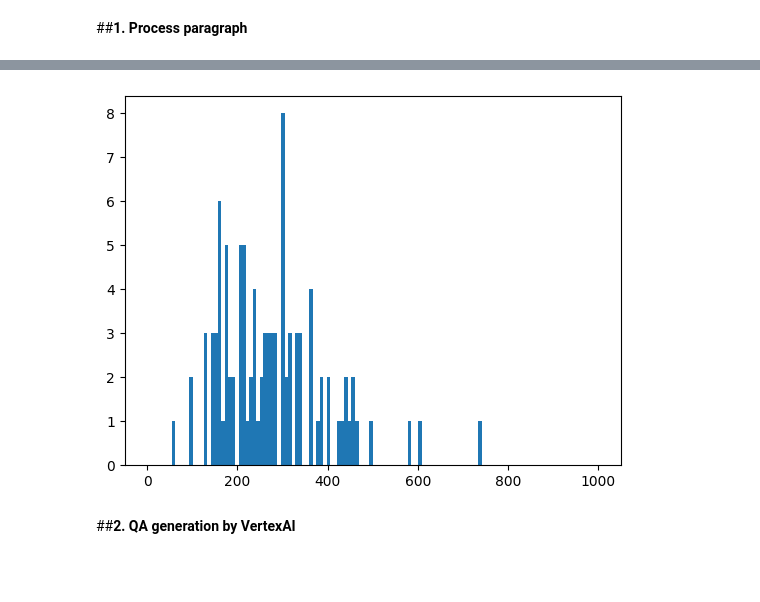
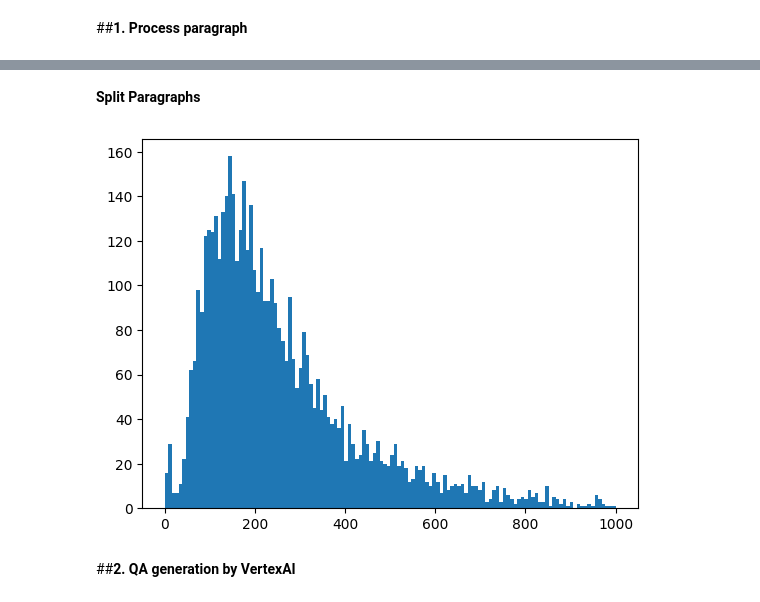
Before and after one commit to trungdung211/KalapaMedicalQA, a Jupyter notebook: Datasets/[colab]-Kalapa-Corpus-QA-Dataset.ipynb, the cells around one changed output, grey strips where cells are left out. Saved outputs shown, nothing was run; the diff lists cells and outputs as text; code cells hidden in the pictures; blank space fills up the shorter version.

```diff
--- a/Datasets/[colab]-Kalapa-Corpus-QA-Dataset.ipynb
+++ b/Datasets/[colab]-Kalapa-Corpus-QA-Dataset.ipynb
@@ -15,9 +14,11 @@ import os
 import pandas as pd
 
 corpus = []
+file_names = []
 for file_name in os.listdir('./data/corpus'):
     with open(f'./data/corpus/{file_name}', 'r') as f:
         doc = f.readlines()
     corpus.append(" ".join(doc))
+    file_names.append(file_name)
 
 test_data = pd.read_csv("./data/public_test.csv")
@@ -136,6 +115,9 @@ titles = get_titles(corpus)
 # %%
 def split_doc(doc):
-    paragraphs = doc.split("<h3>Mục lục</h3>")[1].split("<h2>")
+    try:
+        paragraphs = doc.split("<h3>Mục lục</h3>")[1].split("<h2>")
+    except:
+        return []
     menu = paragraphs[0]
     paragraphs = paragraphs[1:]
     process_paragraphs = []
@@ -146,4 +128,4 @@ def split_doc(doc):
         else:
             process_paragraph = paragraph
         process_paragraphs.append(process_paragraph)
-    return menu, process_paragraphs
+    return process_paragraphs
@@ -152,11 +131,0 @@ def split_doc(doc):
-# %%
-# process_passages = [preprocess_text(passage, False, False) for passage in passages]
-# for idx, doc in enumerate(corpus):
-#     if "quote" in doc:
-#         print(idx)
-#         break
-
-doc = corpus[2]
-# preprocess_text(doc)
-print(doc[-2000:])
-print(remove_hospital_ads(doc)[-2000:])
@@ -181,6 +132,21 @@ print(remove_hospital_ads(doc)[-2000:])
+# %% [markdown]
+**Split Paragraphs**
+# %%
+import pandas as pd
+import traceback
+
+rows = []
+for file_name, title, doc in zip(file_names, titles, corpus):
+    for index, p in enumerate(split_doc(doc)):
+        p = preprocess_text(str(p), remove_punc=True, remove_ads=True, is_lower=True)
+        rows.append([file_name, title, index, p])
+
+df = pd.DataFrame(rows, columns=['file_name', 'title', 'p_index', 'passage'])
+
+df.to_csv('./data/all_paragraph.csv')
 # %%
-# import matplotlib.pyplot as plt
-# plt.hist([len(doc.split()) for doc in process_passages], bins=128, range=(0, 1000))
-# plt.show()
+import matplotlib.pyplot as plt
+plt.hist([len(doc.split()) for doc in df["passage"]], bins=128, range=(0, 1000))
+plt.show()
 # %% [output]
-[figure, old version]
+[figure, new version]
```
Also changed, not shown: parts of 25 cells of this notebook.
